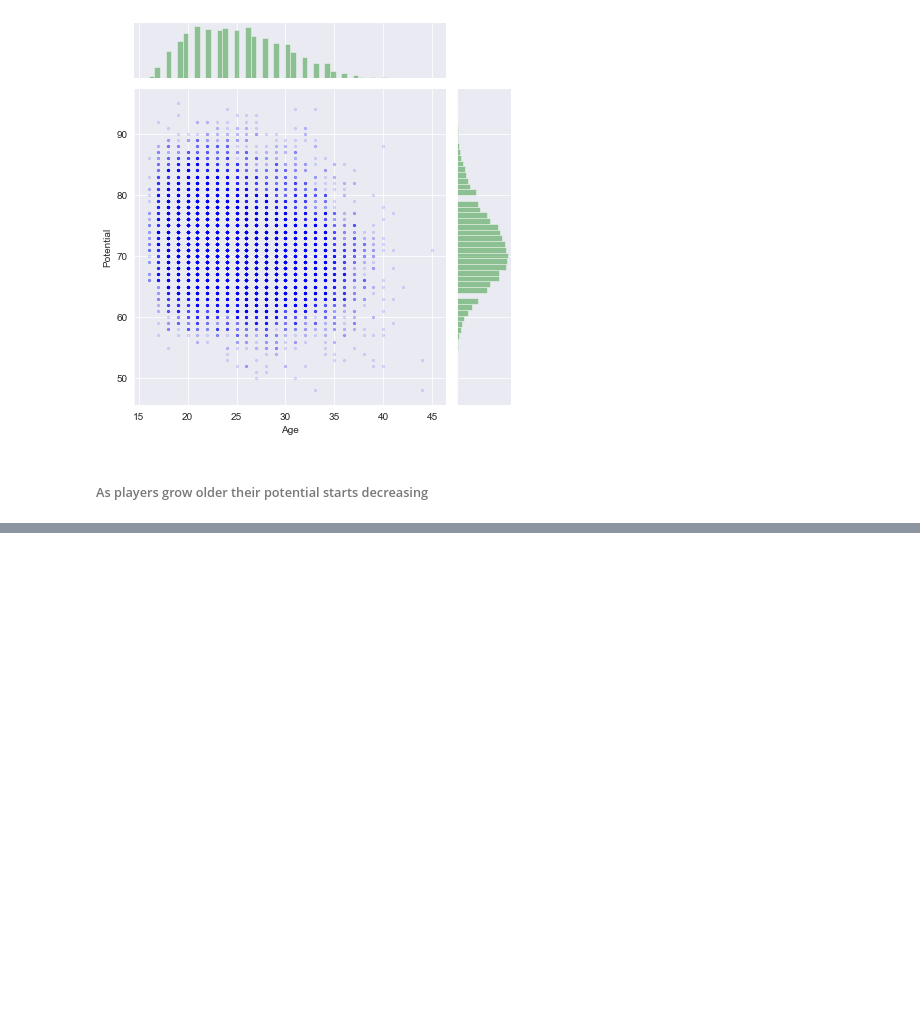
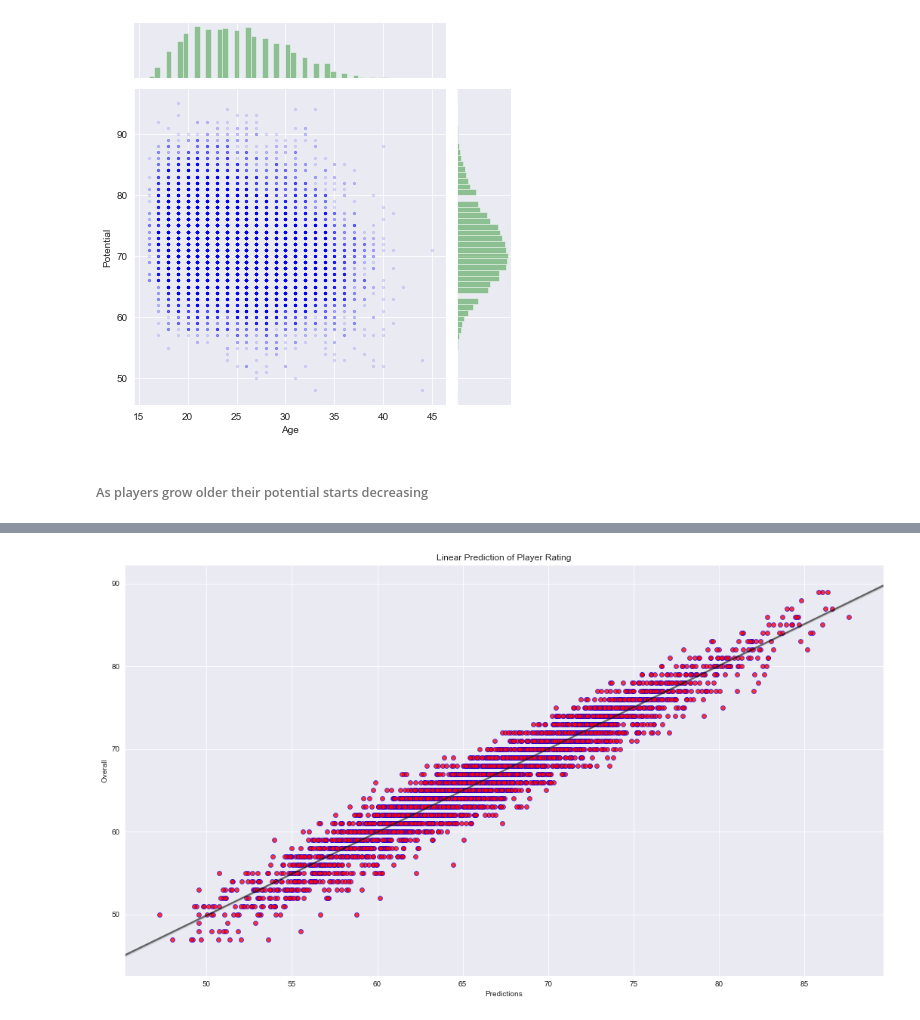
Before and after one commit to nag1878/FIFA-19-analysis, a Jupyter notebook: FIFA19 analysis.ipynb, the cells around one changed output, grey strips where cells are left out. Cells and saved outputs as stored; diff of their text form; code cells hidden in the pictures; blank space fills up the shorter version.

```diff
--- a/FIFA19 analysis.ipynb
+++ b/FIFA19 analysis.ipynb
@@ -315,0 +378,2 @@ sns.jointplot(x=df['Age'],y=df['Potential'],
+# %%
+df_for_modelling = pd.read_csv('fifa19\data.csv')
@@ -315,0 +448,9 @@ sns.jointplot(x=df['Age'],y=df['Potential'],
+# %%
+tempwork = df_for_modelling1["Work Rate"].str.split("/ ", n = 1, expand = True)
+#Create new column for first work rate
+df_for_modelling1["WorkRate1"]= tempwork[0]
+#Create new column for second work rate
+df_for_modelling1["WorkRate2"]= tempwork[1]
+#Drop original columns used
+df_for_modelling1 = df_for_modelling1.drop(['Work Rate','Preferred Foot','Real Face', 'Position','Nationality'], axis = 1)
+df_for_modelling1.head()
@@ -315,0 +468,14 @@ sns.jointplot(x=df['Age'],y=df['Potential'],
+# %%
+#Split ID as a Target value
+target = df_for_modelling1.Overall
+df_for_modelling2 = df_for_modelling1.drop(['Overall'], axis = 1)
+
+#Splitting into test and train
+from sklearn.model_selection import train_test_split
+X_train, X_test, y_train, y_test = train_test_split(df_for_modelling2, target, test_size=0.2)
+
+#One Hot Encoding
+X_train = pd.get_dummies(X_train)
+X_test = pd.get_dummies(X_test)
+print(X_test.shape,X_train.shape)
+print(y_test.shape,y_train.shape)
@@ -315,0 +485,10 @@ sns.jointplot(x=df['Age'],y=df['Potential'],
+# %%
+from sklearn.linear_model import LinearRegression
+model = LinearRegression()
+model.fit(X_train, y_train)
+predictions = model.predict(X_test)
+
+#Finding the r2 score and root mean squared error
+from sklearn.metrics import r2_score, mean_squared_error
+print('r2 score: '+str(r2_score(y_test, predictions)))
+print('RMSE : '+str(np.sqrt(mean_squared_error(y_test, predictions))))
@@ -315,0 +520,10 @@ sns.jointplot(x=df['Age'],y=df['Potential'],
+# %%
+#Visualising the results
+plt.figure(figsize=(18,10))
+sns.regplot(predictions,y_test,scatter_kws={'color':'red','edgecolor':'blue','linewidth':'0.7'},line_kws={'color':'black','alpha':0.5})
+plt.xlabel('Predictions')
+plt.ylabel('Overall')
+plt.title("Linear Prediction of Player Rating")
+plt.show()
+# %% [output]
+[figure, added]
```
Also changed, not shown: parts of 18 cells of this notebook.
